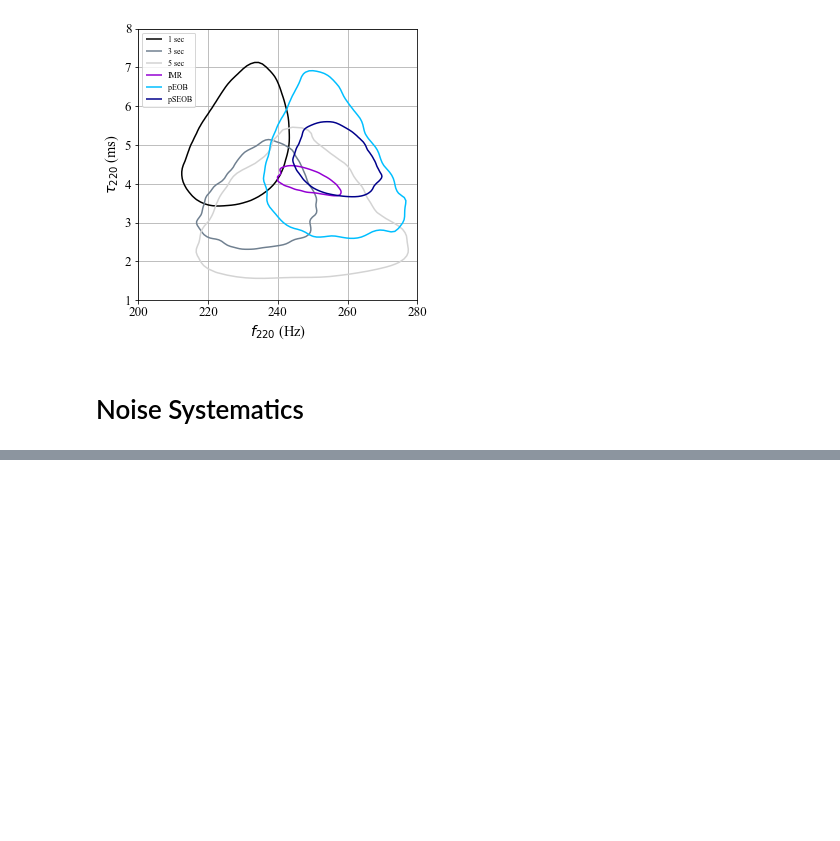
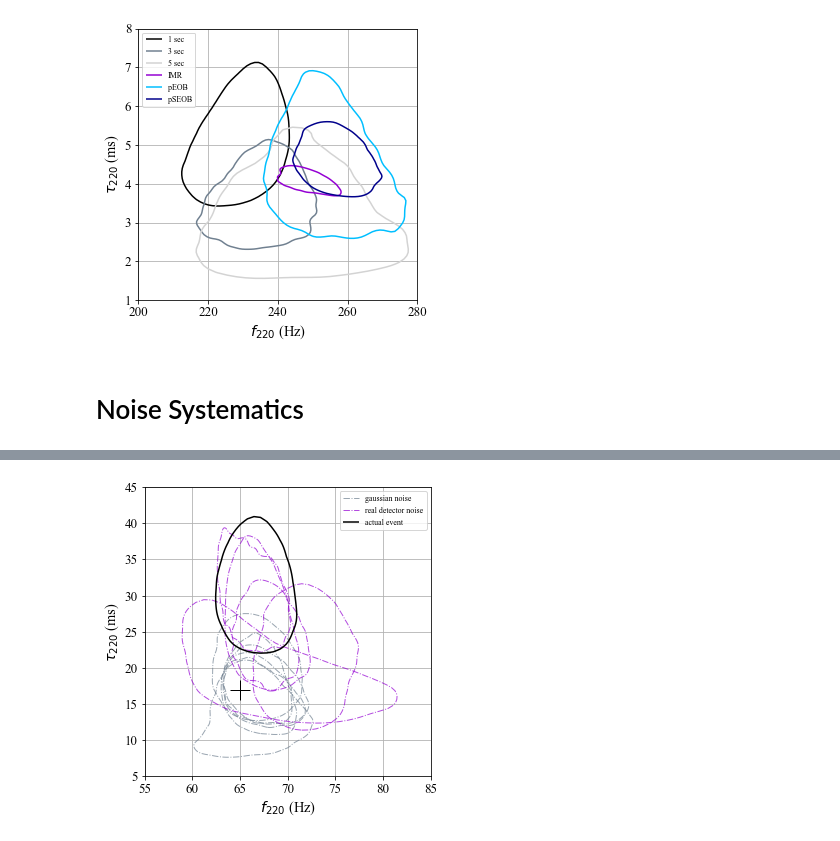
Before and after one commit to abhirup-ghosh/spinqnm, a Jupyter notebook: notebooks/paper_plots.ipynb, the cells around one changed output, grey strips where cells are left out. Saved outputs shown, nothing was run; the diff lists cells and outputs as text; code cells hidden in the pictures; blank space fills up the shorter version.

Commit message:
updated noise systematics figure

```diff
--- a/notebooks/paper_plots.ipynb
+++ b/notebooks/paper_plots.ipynb
@@ -641,0 +634,63 @@ OSError: ../runs/review/21g_injections/NRSur7dq4_MaxL_EXP30_realnoise/1242461657
+# %%
+label_list = ['gaussian noise', 'real detector noise', 'actual event']
+
+fig = plt.figure(figsize=(5,5))
+ax1 = fig.add_subplot(111)
+
+for gaussian_noise in gaussian_noise_list:
+    f, tau = data_noise['gaussian'][gaussian_noise][0,:], data_noise['gaussian'][gaussian_noise][1,:]
+    P_xy, P_x, P_y, x_intp, y_intp, s1, s2 = P_xy_2dhist(f, tau*1000, N_bins=100)
+
+    dx = np.mean(np.diff(x_intp))
+    dy = np.mean(np.diff(y_intp))
+    P_xy /= np.sum(P_xy) * dx * dy # normalise histogram
+
+    if gaussian_noise == gaussian_noise_list[0]:
+        CS = ax1.contour(x_intp, y_intp, gf(P_xy), levels=(s2,), colors='slategrey', linewidths=1, linestyles='dashdot', alpha=0.7)
+        CS.collections[0].set_label(label_list[0])
+    else:
+        ax1.contour(x_intp, y_intp, gf(P_xy), levels=(s2,), colors='slategrey', linewidths=1, linestyles='dashdot', alpha=0.7)
+
+for real_noise in real_noise_list:
+    f, tau = data_noise['realnoise'][real_noise][0,:], data_noise['realnoise'][real_noise][1,:]
+    P_xy, P_x, P_y, x_intp, y_intp, s1, s2 = P_xy_2dhist(f, tau*1000, N_bins=100)
+
+    dx = np.mean(np.diff(x_intp))
+    dy = np.mean(np.diff(y_intp))
+    P_xy /= np.sum(P_xy) * dx * dy # normalise histogram
+
+    if real_noise == real_noise_list[0]:
+        CS = ax1.contour(x_intp, y_intp, gf(P_xy), levels=(s2,), colors='darkviolet', linewidths=1, linestyles='dashdot', alpha=0.7)
+        CS.collections[0].set_label(label_list[1])
+    else:
+        ax1.contour(x_intp, y_intp, gf(P_xy), levels=(s2,), colors='darkviolet', linewidths=1, linestyles='dashdot', alpha=0.7)
+
+f, tau = data_noise['realevent'][0,:], data_noise['realevent'][1,:]
+P_xy, P_x, P_y, x_intp, y_intp, s1, s2 = P_xy_2dhist(f, tau*1000, N_bins=100)
+
+dx = np.mean(np.diff(x_intp))
+dy = np.mean(np.diff(y_intp))
+P_xy /= np.sum(P_xy) * dx * dy # normalise histogram
+
+CS = ax1.contour(x_intp, y_intp, gf(P_xy), levels=(s2,), colors='k')
+CS.collections[0].set_label(label_list[2])
+
+
+# plot GR predictions
+ax1.plot(65,17,color='k',marker='+', ms=20)
+
+ax1.legend(loc='upper right')
+
+ax1.set_xlabel("$f_{220}$ (Hz)", fontsize='large')
+ax1.set_ylabel(r"$\tau_{220}$ (ms)", fontsize='large')
+
+ax1.set_xlim([55, 85])
+ax1.set_ylim([5, 45])
+
+ax1.grid()
+
+plt.tight_layout()
+plt.savefig('../papers/intro_paper/figures/S190521g_swinjs.png', dpi=300)
+plt.savefig('../papers/intro_paper/figures/S190521g_swinjs.pdf', dpi=300)
+# %% [output]
+[figure, added]
```
Also changed, not shown: parts of 2 cells of this notebook, 4 other files.
